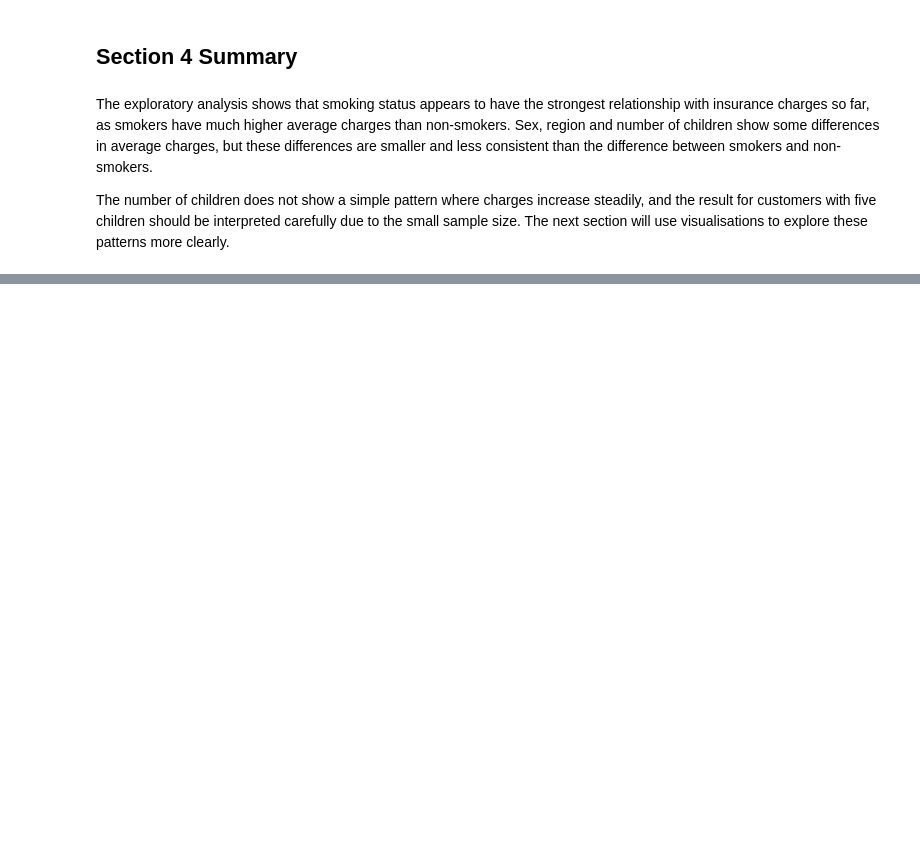
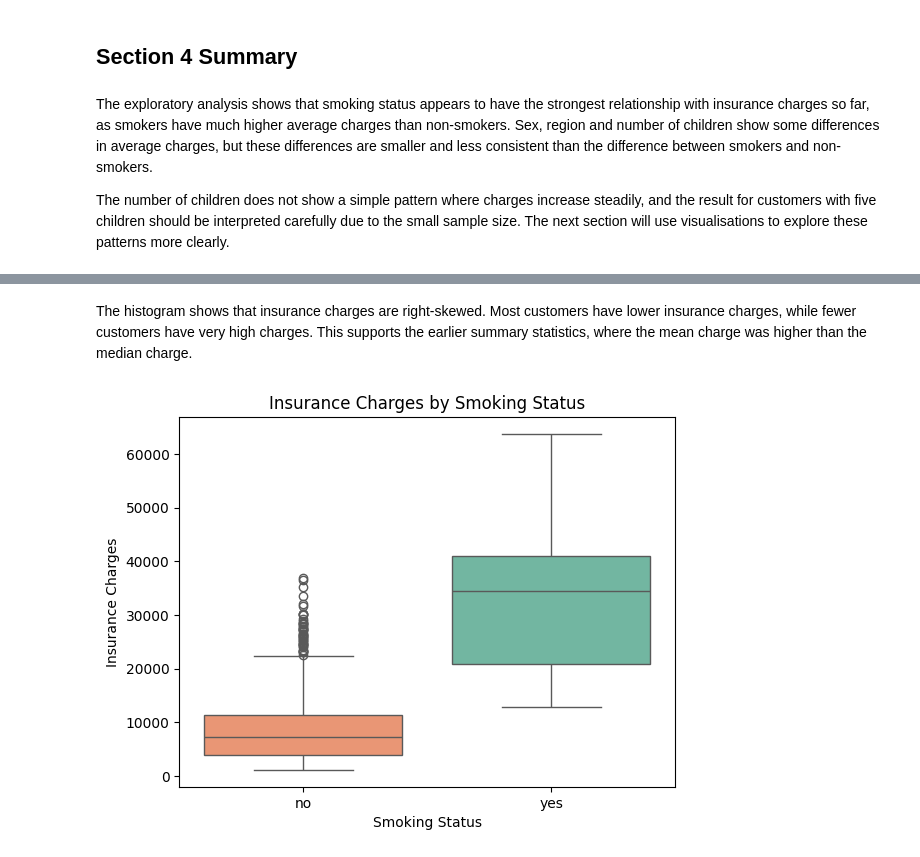
Before and after one commit to sahra02/Healthcare_Insurance, a Jupyter notebook: jupyter_notebooks/01_healthcare_insurance_analysis.ipynb, the cells around one changed output, grey strips where cells are left out. Saved outputs shown, nothing was run; the diff lists cells and outputs as text; code cells hidden in the pictures; blank space fills up the shorter version.

```diff
--- a/jupyter_notebooks/01_healthcare_insurance_analysis.ipynb
+++ b/jupyter_notebooks/01_healthcare_insurance_analysis.ipynb
@@ -339,0 +357,10 @@ The number of children does not show a simple pattern where charges increase ste
+# %% [markdown]
+The histogram shows that insurance charges are right-skewed. Most customers have lower insurance charges, while fewer customers have very high charges. This supports the earlier summary statistics, where the mean charge was higher than the median charge.
+# %%
+sns.boxplot(data=df, x='smoker', y='charges', hue='smoker', order=['no', 'yes'], palette='Set2', legend=False)
+plt.title('Insurance Charges by Smoking Status')
+plt.xlabel('Smoking Status')
+plt.ylabel('Insurance Charges')
+plt.show()
+# %% [output]
+[figure, added]
```
Also changed, not shown: parts of 17 cells of this notebook, 1 other file.
